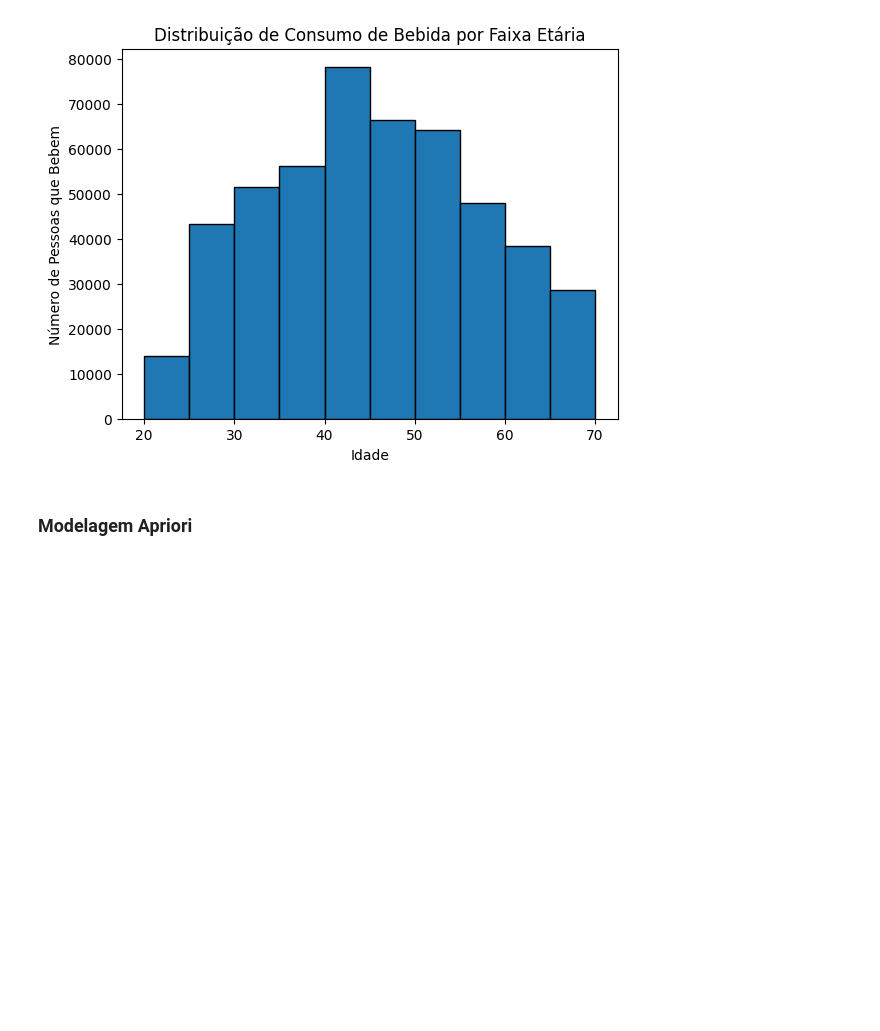
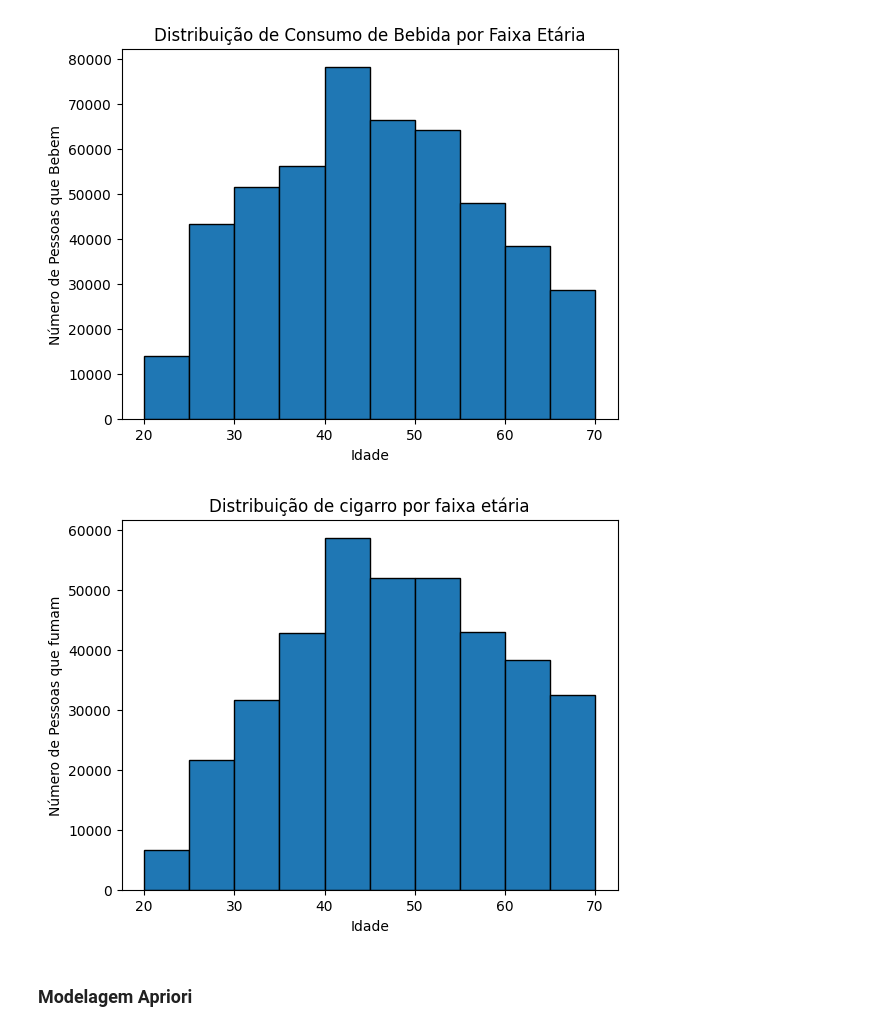
Before and after one commit to FelipeMMMendes/ProjectMI, a Jupyter notebook: scripts/trabalhoMI.ipynb, the cells around one changed output. Cells and saved outputs as stored; diff of their text form; code cells hidden in the pictures; blank space fills up the shorter version.

```diff
--- a/scripts/trabalhoMI.ipynb
+++ b/scripts/trabalhoMI.ipynb
@@ -155,6 +161,22 @@ plt.title('Distribuição de Consumo de Bebida por Faixa Etária')
 plt.show()
 # %% [output]
 [figure]
+# %%
+#Criar um grafico de barras para relacionar consumo de cigarro com faixa etaria
+
+dados_bebe = df_normalized[df_normalized['SMK_stat_type_cd'] == 1]
+
+faixa_etaria = [20, 25, 30, 35, 40, 45, 50, 55, 60, 65, 70]
+
+plt.hist(dados_bebe['age'], bins=faixa_etaria, edgecolor='black')
+
+plt.xlabel('Idade')
+plt.ylabel('Número de Pessoas que fumam')
+plt.title('Distribuição de cigarro por faixa etária')
+
+plt.show()
+# %% [output]
+[figure, added]
 # %% [markdown]
 ### Modelagem Apriori
 # %%
```
Also changed, not shown: parts of 3 cells of this notebook, 4 other files.
